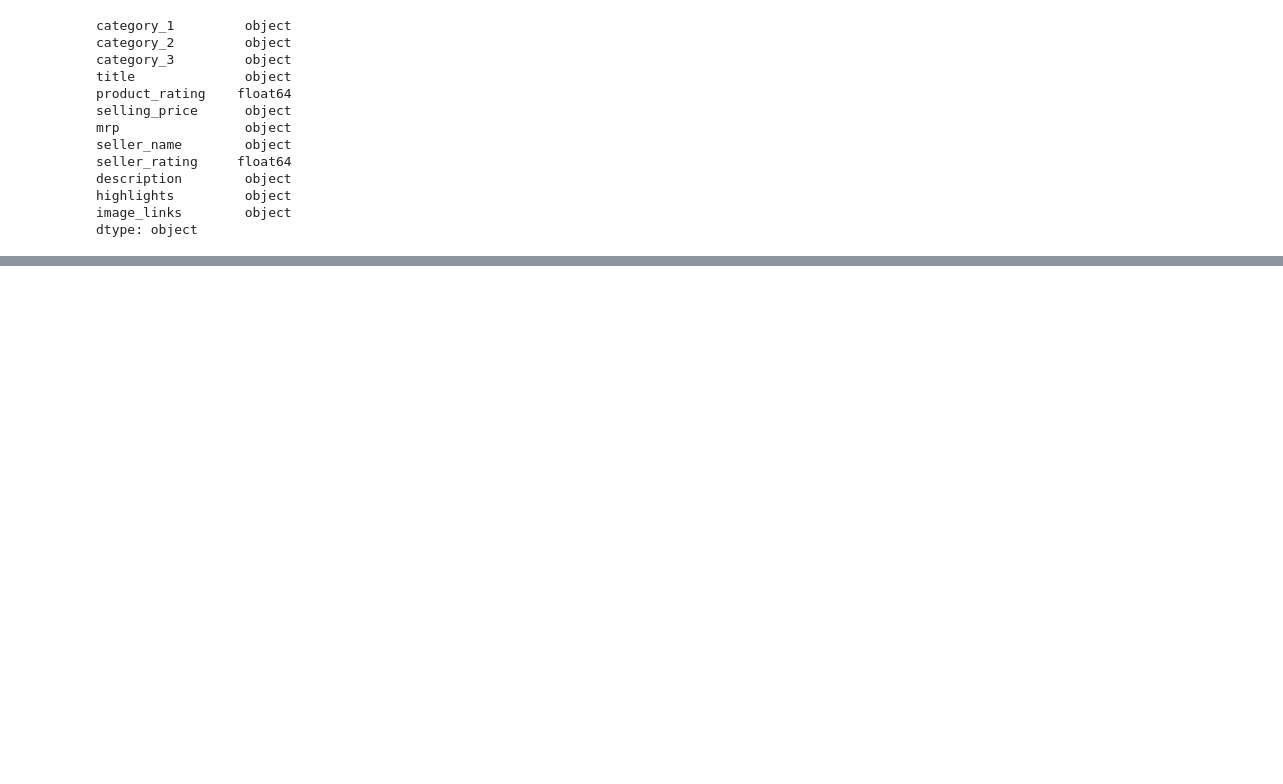
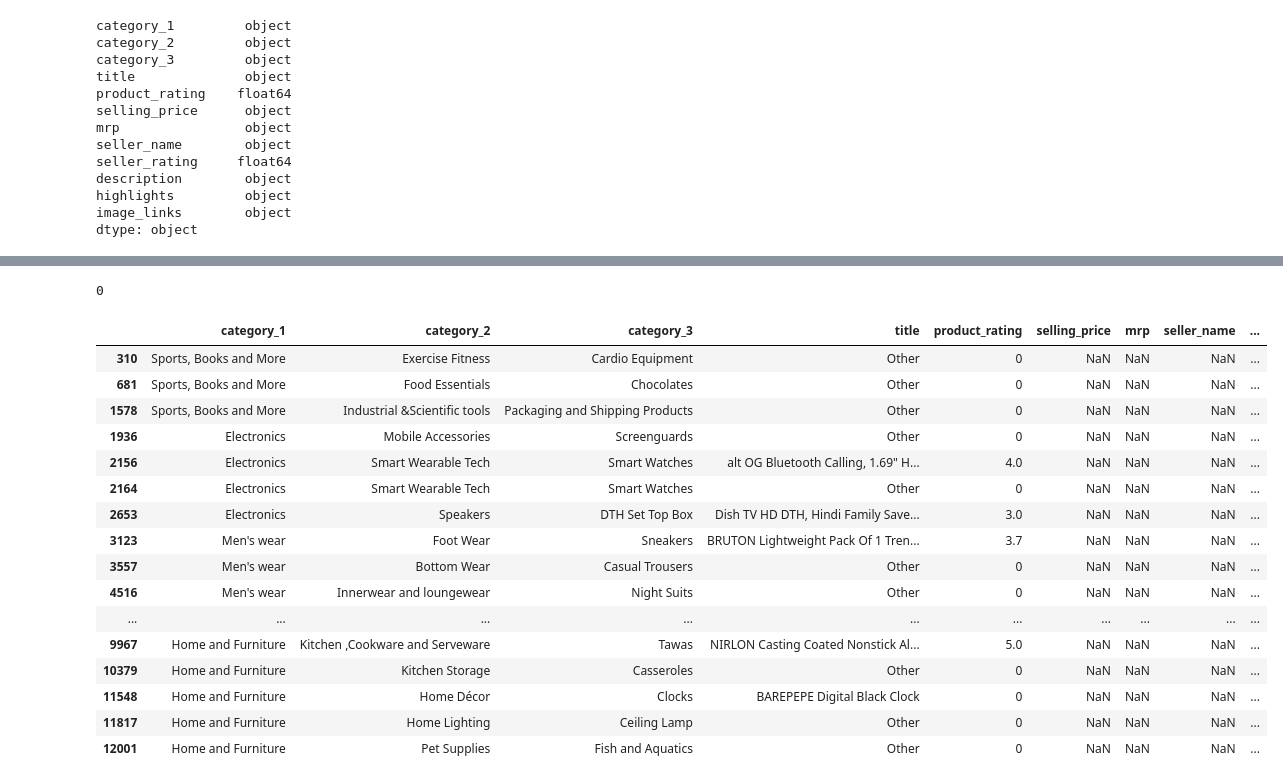
Before and after one commit to franchiseBoyz/Ecommerce-Recommender-System, a Jupyter notebook: notebook.ipynb, the cells around one changed output, grey strips where cells are left out. Drawn from its saved outputs; the diff is of its cells as text; code cells hidden in the pictures; blank space fills up the shorter version.

```diff
--- a/notebook.ipynb
+++ b/notebook.ipynb
@@ -46,0 +145,4 @@ dtype: object
+# %%
+# Filling the null value with "other"
+df['title'].fillna('Other',inplace=True)
+df
@@ -46,0 +184,27 @@ dtype: object
+# %%
+# Replacing Nulls with 0
+df['product_rating'].fillna('0',inplace=True)
+df['product_rating'].isnull().sum()
+# %% [output]
+0
+# %%
+# Inspecting the selling price column
+df[df['selling_price'].isnull()]
+# %% [output]
+|  | category_1 | category_2 | category_3 | title | product_rating | selling_price | mrp | seller_name | ... |
+| 310 | Sports, Books and More | Exercise Fitness | Cardio Equipment | Other | 0 | NaN | NaN | NaN | ... |
+| 681 | Sports, Books and More | Food Essentials | Chocolates | Other | 0 | NaN | NaN | NaN | ... |
+| 1578 | Sports, Books and More | Industrial &Scientific tools | Packaging and Shipping Products | Other | 0 | NaN | NaN | NaN | ... |
+| 1936 | Electronics | Mobile Accessories | Screenguards | Other | 0 | NaN | NaN | NaN | ... |
+| 2156 | Electronics | Smart Wearable Tech | Smart Watches | alt OG Bluetooth Calling, 1.69" H... | 4.0 | NaN | NaN | NaN | ... |
+| 2164 | Electronics | Smart Wearable Tech | Smart Watches | Other | 0 | NaN | NaN | NaN | ... |
+| 2653 | Electronics | Speakers | DTH Set Top Box | Dish TV HD DTH, Hindi Family Save... | 3.0 | NaN | NaN | NaN | ... |
+| 3123 | Men's wear | Foot Wear | Sneakers | BRUTON Lightweight Pack Of 1 Tren... | 3.7 | NaN | NaN | NaN | ... |
+| 3557 | Men's wear | Bottom Wear | Casual Trousers | Other | 0 | NaN | NaN | NaN | ... |
+| 4516 | Men's wear | Innerwear and loungewear | Night Suits | Other | 0 | NaN | NaN | NaN | ... |
+| ... | ... | ... | ... | ... | ... | ... | ... | ... | ... |
+| 9967 | Home and Furniture | Kitchen ,Cookware and Serveware | Tawas | NIRLON Casting Coated Nonstick Al... | 5.0 | NaN | NaN | NaN | ... |
+| 10379 | Home and Furniture | Kitchen Storage | Casseroles | Other | 0 | NaN | NaN | NaN | ... |
+| 11548 | Home and Furniture | Home Décor | Clocks | BAREPEPE Digital Black Clock | 0 | NaN | NaN | NaN | ... |
+| 11817 | Home and Furniture | Home Lighting | Ceiling Lamp | Other | 0 | NaN | NaN | NaN | ... |
+| 12001 | Home and Furniture | Pet Supplies | Fish and Aquatics | Other | 0 | NaN | NaN | NaN | ... |
```
Also changed, not shown: parts of 10 cells of this notebook.
